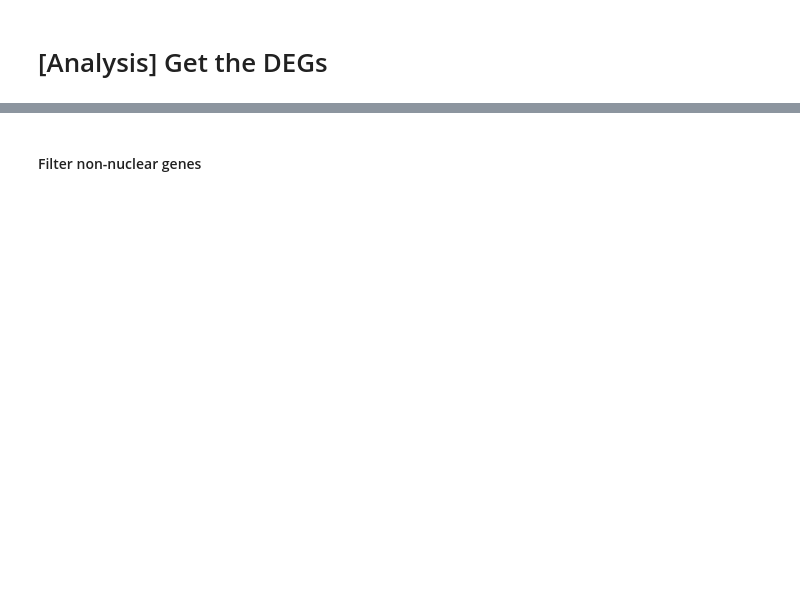
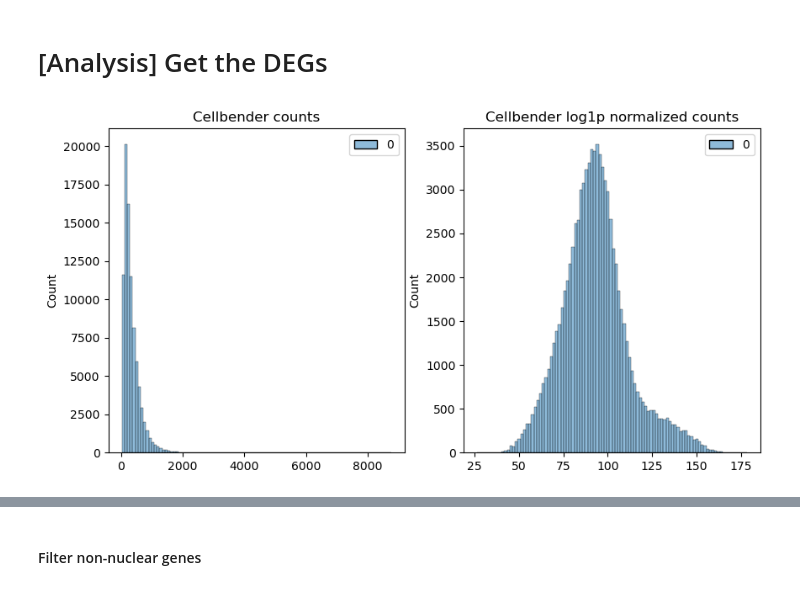
Before and after one commit to akanksha-sachan/TA_muscle_ageing, a Jupyter notebook: py_scripts/DEG_related/DEG_pathway_analysis.ipynb, the cells around one changed output, grey strips where cells are left out. Saved outputs shown, nothing was run; the diff lists cells and outputs as text; code cells hidden in the pictures; blank space fills up the shorter version.

```diff
--- a/py_scripts/DEG_related/DEG_pathway_analysis.ipynb
+++ b/py_scripts/DEG_related/DEG_pathway_analysis.ipynb
@@ -188,5 +214,18 @@ plt.show()
 # %%
 adata.X = adata.layers['log1p_norm_cb']
+# %%
+fig, axes = plt.subplots(1, 2, figsize=(10, 5))
+p1 = sns.histplot(adata.layers["cellbender"].sum(1), bins=100, kde=False, ax=axes[0])
+axes[0].set_title("Cellbender counts")
+p2 = sns.histplot(adata.layers["log1p_norm_cb"].sum(1), bins=100, kde=False, ax=axes[1])
+axes[1].set_title("Cellbender log1p normalized counts")
+# p1 = sns.histplot(adata.layers["counts"].sum(1), bins=100, kde=False, ax=axes[0])
+# axes[0].set_title("Counts")
+# p2 = sns.histplot(adata.layers["log1p_norm"].sum(1), bins=100, kde=False, ax=axes[1])
+# axes[1].set_title("Log1p normalized counts")
+plt.show()
+# %% [output]
+[figure, added]
 # %%
 # get the counts sum of genes starting with mt in different layers
 mt_counts = adata.layers['counts'].toarray()[:, adata.var_names.str.startswith('mt-')]
```
Also changed, not shown: parts of 24 cells of this notebook, 3 other files.
